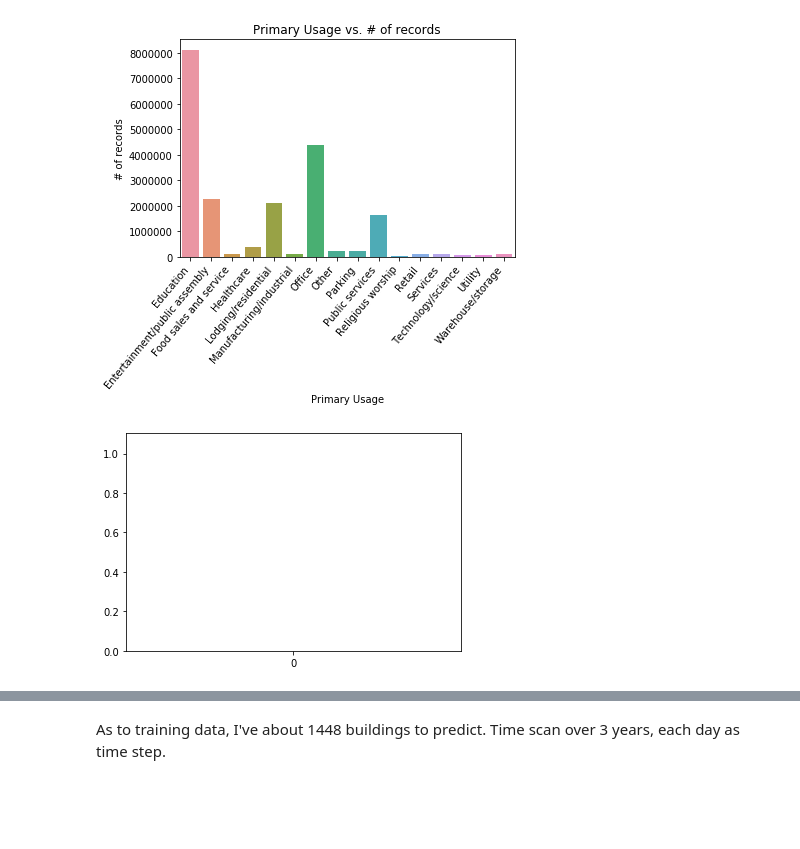
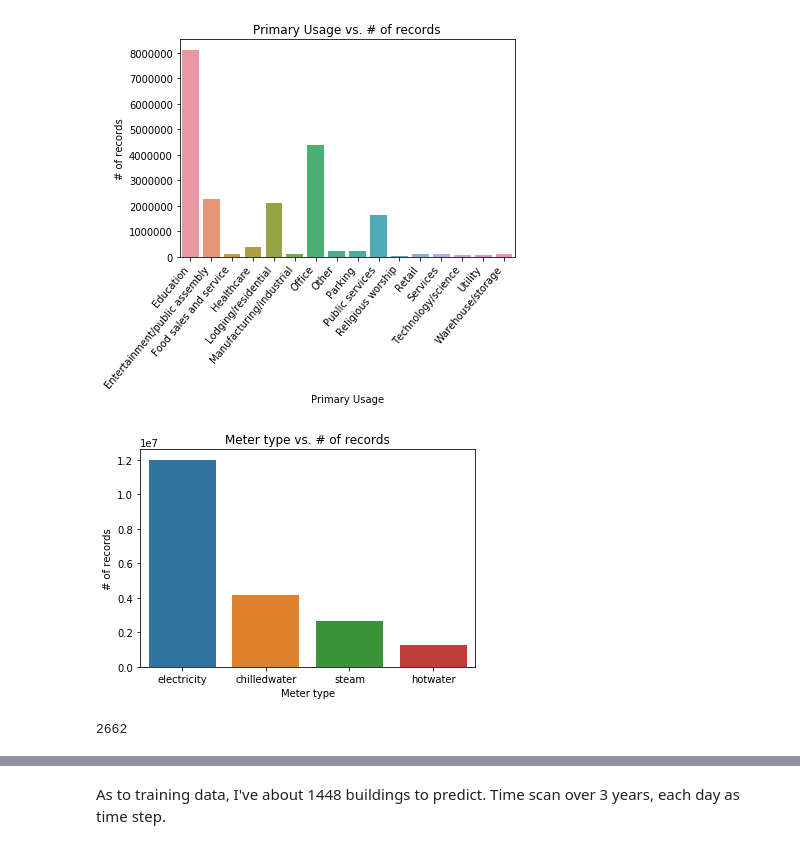
Before and after one commit to laurence-lin/Kaggle_competition, a Jupyter notebook: Ashrae_predict_EDA.ipynb, the cells around one changed output, grey strips where cells are left out. Drawn from its saved outputs; the diff is of its cells as text; code cells hidden in the pictures; blank space fills up the shorter version.

```diff
--- a/Ashrae_predict_EDA.ipynb
+++ b/Ashrae_predict_EDA.ipynb
@@ -379,10 +379,15 @@ ax.set_xticklabels(ax.get_xticklabels(), rotation = 50, ha = 'right')
 plt.show()
 # %% [output]
 [figure]
-# %%
-# Distribution of meter type
-
-
-ax = sns.barplot()
-# %% [output]
-[figure, removed]
+# %%
+# Distribution of meter type
+meter_dict = {0:'electricity', 1:'chilledwater', 2:'steam', 3:'hotwater'}
+
+ax = sns.barplot(train['meter'].value_counts().index.map(meter_dict), train['meter'].value_counts())
+ax.set(xlabel = 'Meter type', ylabel = '# of records', title = 'Meter type vs. # of records')
+plt.show()
+
+gc.collect()
+# %% [output]
+[figure, added]
+2662
```
Also changed, not shown: parts of 6 cells of this notebook.
